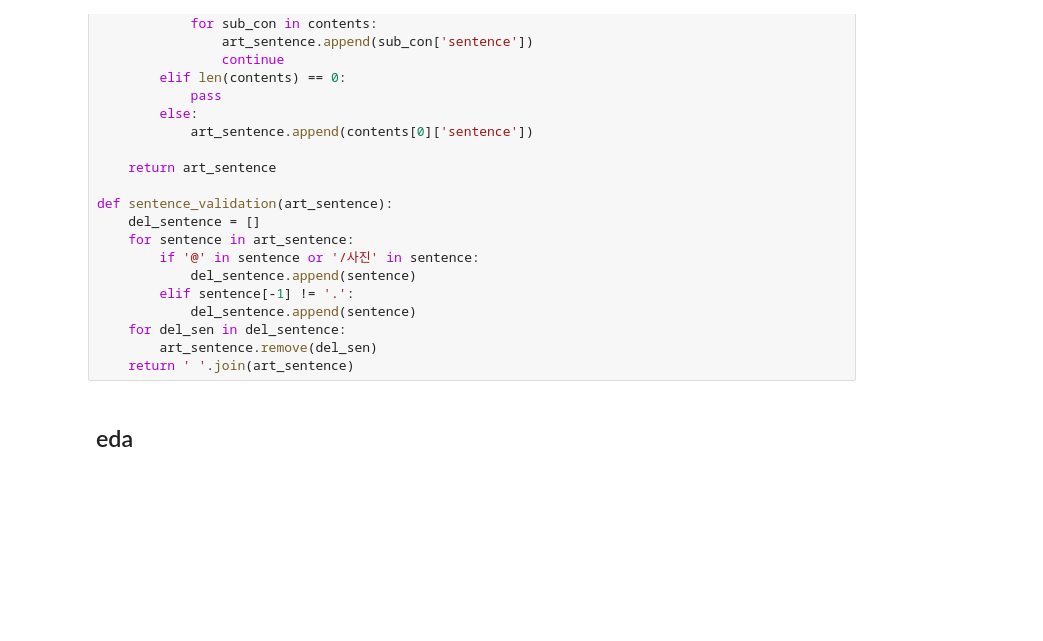
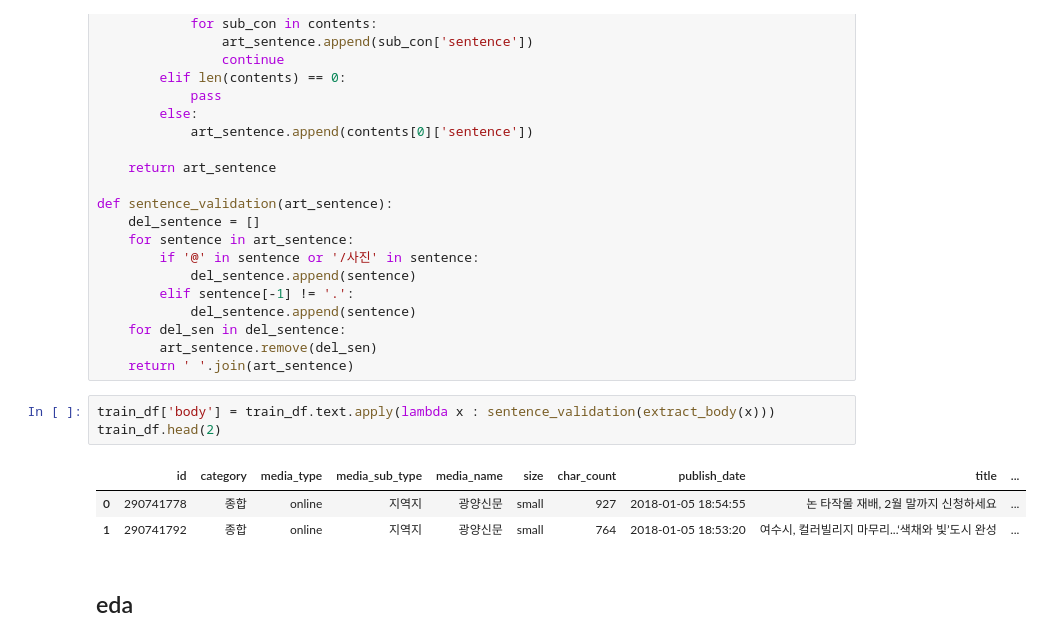
Before and after one commit to galaxyhm/Shortzip, a Jupyter notebook: practice_dowon.ipynb, the cells around one changed output. Saved outputs shown, nothing was run; the diff lists cells and outputs as text; blank space fills up the shorter version.

```diff
--- a/practice_dowon.ipynb
+++ b/practice_dowon.ipynb
@@ -54,6 +54,13 @@ def sentence_validation(art_sentence):
     for del_sen in del_sentence:
         art_sentence.remove(del_sen)
     return ' '.join(art_sentence)
+# %%
+train_df['body'] = train_df.text.apply(lambda x : sentence_validation(extract_body(x)))
+train_df.head(2)
+# %% [output]
+|  | id | category | media_type | media_sub_type | media_name | size | char_count | publish_date | title | ... |
+| 0 | 290741778 | 종합 | online | 지역지 | 광양신문 | small | 927 | 2018-01-05 18:54:55 | 논 타작물 재배, 2월 말까지 신청하세요 | ... |
+| 1 | 290741792 | 종합 | online | 지역지 | 광양신문 | small | 764 | 2018-01-05 18:53:20 | 여수시, 컬러빌리지 마무리...‘색채와 빛’도시 완성 | ... |
 # %% [markdown]
 ## eda
 # %%
```
Also changed, not shown: parts of 15 cells of this notebook, 1 other file.
